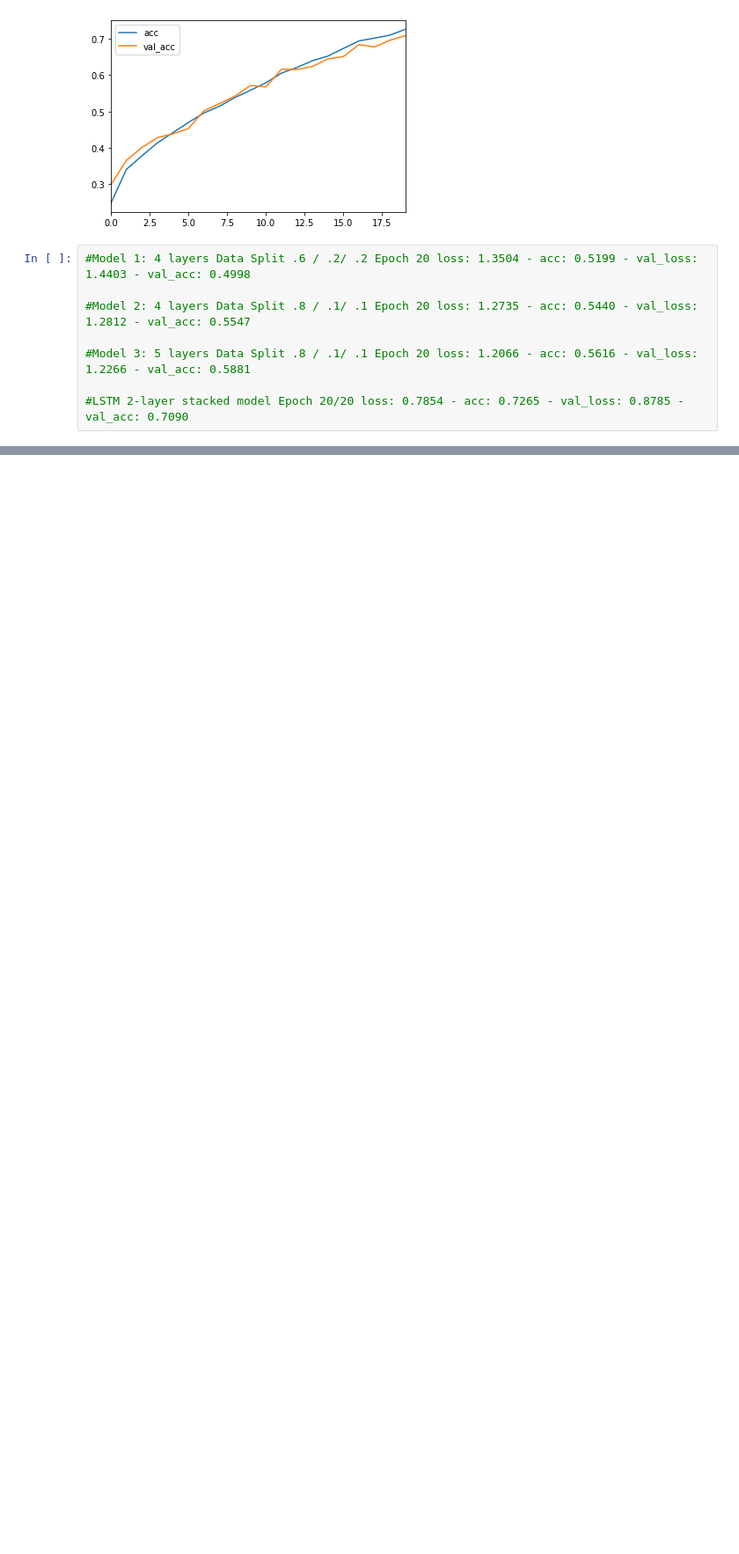
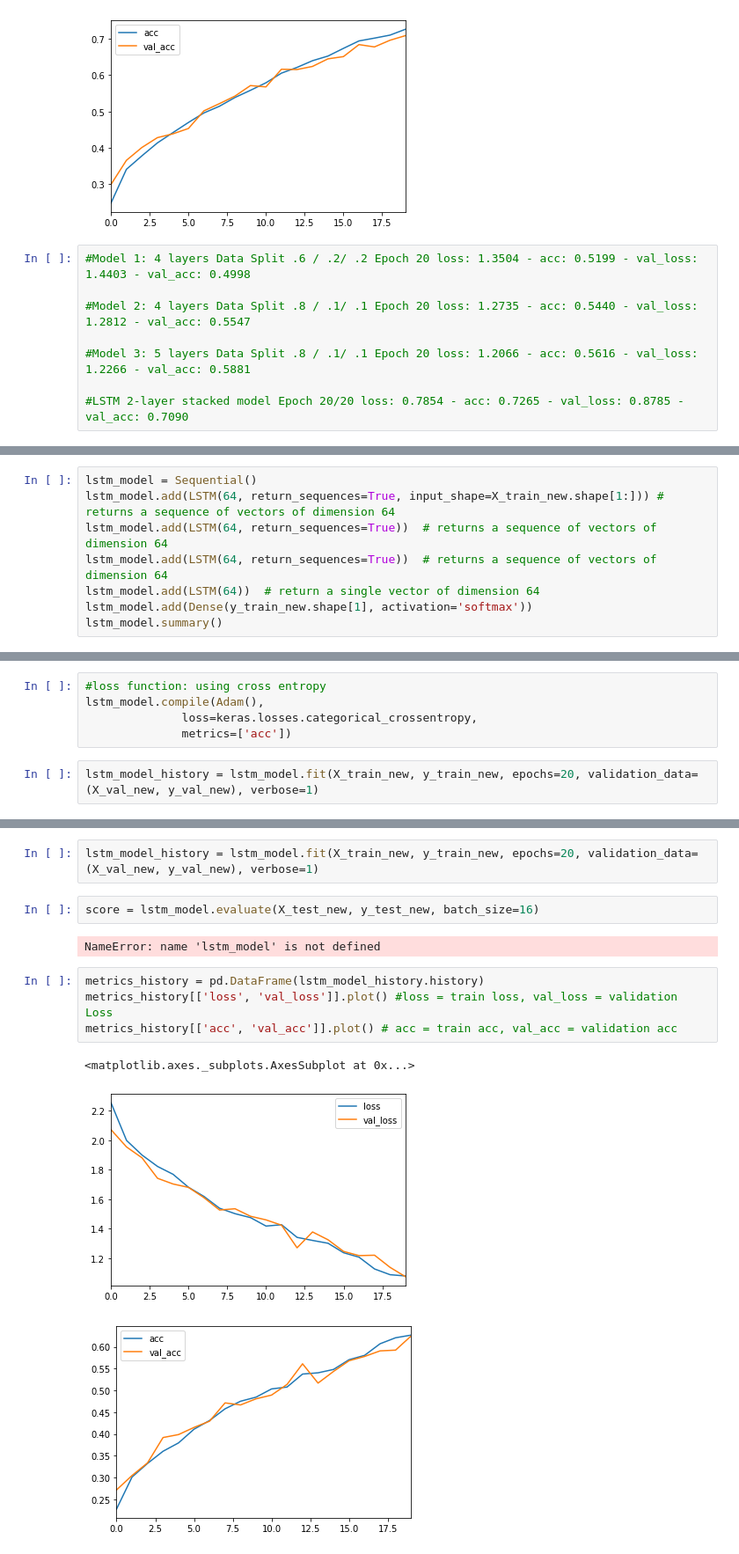
Before and after one commit to LACoderDeBH/CS230_HAR_WISDM, a Jupyter notebook: Phone.ipynb, the cells around one changed output, grey strips where cells are left out. Shown at 88% size. Cells and saved outputs as stored; diff of their text form; blank space fills up the shorter version.

```diff
--- a/Phone.ipynb
+++ b/Phone.ipynb
@@ -593,0 +601,8 @@ metrics_history[['acc', 'val_acc']].plot() # acc = train acc, val_acc = validati
+# %%
+lstm_model = Sequential()
+lstm_model.add(LSTM(64, return_sequences=True, input_shape=X_train_new.shape[1:])) # returns a sequence of vectors of dimension 64
+lstm_model.add(LSTM(64, return_sequences=True))  # returns a sequence of vectors of dimension 64
+lstm_model.add(LSTM(64, return_sequences=True))  # returns a sequence of vectors of dimension 64
+lstm_model.add(LSTM(64))  # return a single vector of dimension 64
+lstm_model.add(Dense(y_train_new.shape[1], activation='softmax'))
+lstm_model.summary()
@@ -593,0 +611,7 @@ metrics_history[['acc', 'val_acc']].plot() # acc = train acc, val_acc = validati
+# %%
+#loss function: using cross entropy
+lstm_model.compile(Adam(),
+              loss=keras.losses.categorical_crossentropy,
+              metrics=['acc'])
+# %%
+lstm_model_history = lstm_model.fit(X_train_new, y_train_new, epochs=20, validation_data=(X_val_new, y_val_new), verbose=1)
@@ -593,0 +653,14 @@ metrics_history[['acc', 'val_acc']].plot() # acc = train acc, val_acc = validati
+# %%
+lstm_model_history = lstm_model.fit(X_train_new, y_train_new, epochs=20, validation_data=(X_val_new, y_val_new), verbose=1)
+# %%
+score = lstm_model.evaluate(X_test_new, y_test_new, batch_size=16)
+# %% [output]
+NameError: name 'lstm_model' is not defined
+# %%
+metrics_history = pd.DataFrame(lstm_model_history.history)
+metrics_history[['loss', 'val_loss']].plot() #loss = train loss, val_loss = validation Loss
+metrics_history[['acc', 'val_acc']].plot() # acc = train acc, val_acc = validation acc
+# %% [output]
+<matplotlib.axes._subplots.AxesSubplot at 0x...>
+[figure, added]
+[figure, added]
```
Also changed, not shown: parts of 15 cells of this notebook, 2 other files.
